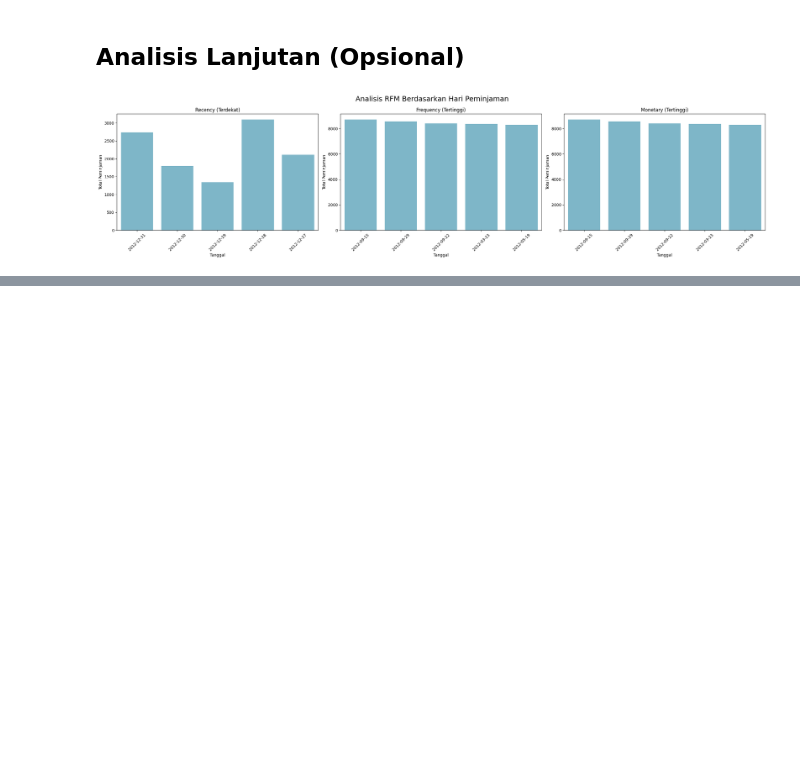
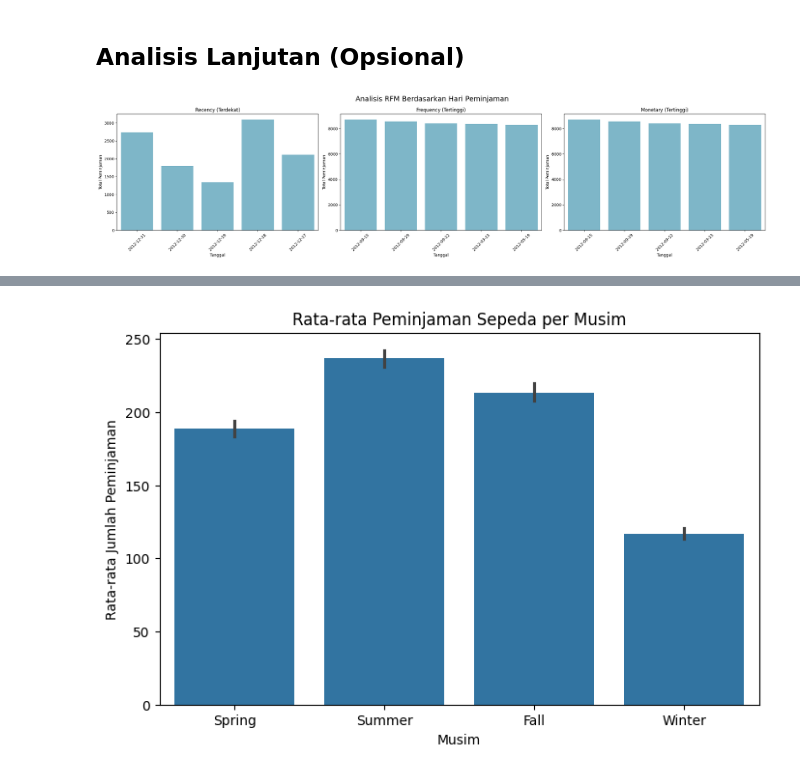
Before and after one commit to wisnufrmdhn/Project-Laskar-AI, a Jupyter notebook: notebook.ipynb, the cells around one changed output, grey strips where cells are left out. Drawn from its saved outputs; the diff is of its cells as text; code cells hidden in the pictures; blank space fills up the shorter version.

```diff
--- a/notebook.ipynb
+++ b/notebook.ipynb
@@ -642,0 +661,26 @@ plt.show()
+# %%
+# Tambahkan kolom musim berdasarkan bulan
+def get_season(month):
+    if month in [12, 1, 2]:
+        return 'Winter'
+    elif month in [3, 4, 5]:
+        return 'Spring'
+    elif month in [6, 7, 8]:
+        return 'Summer'
+    else:
+        return 'Fall'
+
+df_hour['season'] = df_hour['mnth'].apply(get_season)
+
+# Visualisasi rata-rata peminjaman sepeda per musim
+import seaborn as sns
+import matplotlib.pyplot as plt
+
+plt.figure(figsize=(8,5))
+sns.barplot(data=df_hour, x='season', y='cnt', estimator='mean', order=['Spring', 'Summer', 'Fall', 'Winter'])
+plt.title('Rata-rata Peminjaman Sepeda per Musim')
+plt.xlabel('Musim')
+plt.ylabel('Rata-rata Jumlah Peminjaman')
+plt.show()
+# %% [output]
+[figure, added]
```
Also changed, not shown: parts of 2 cells of this notebook, 1 other file.
